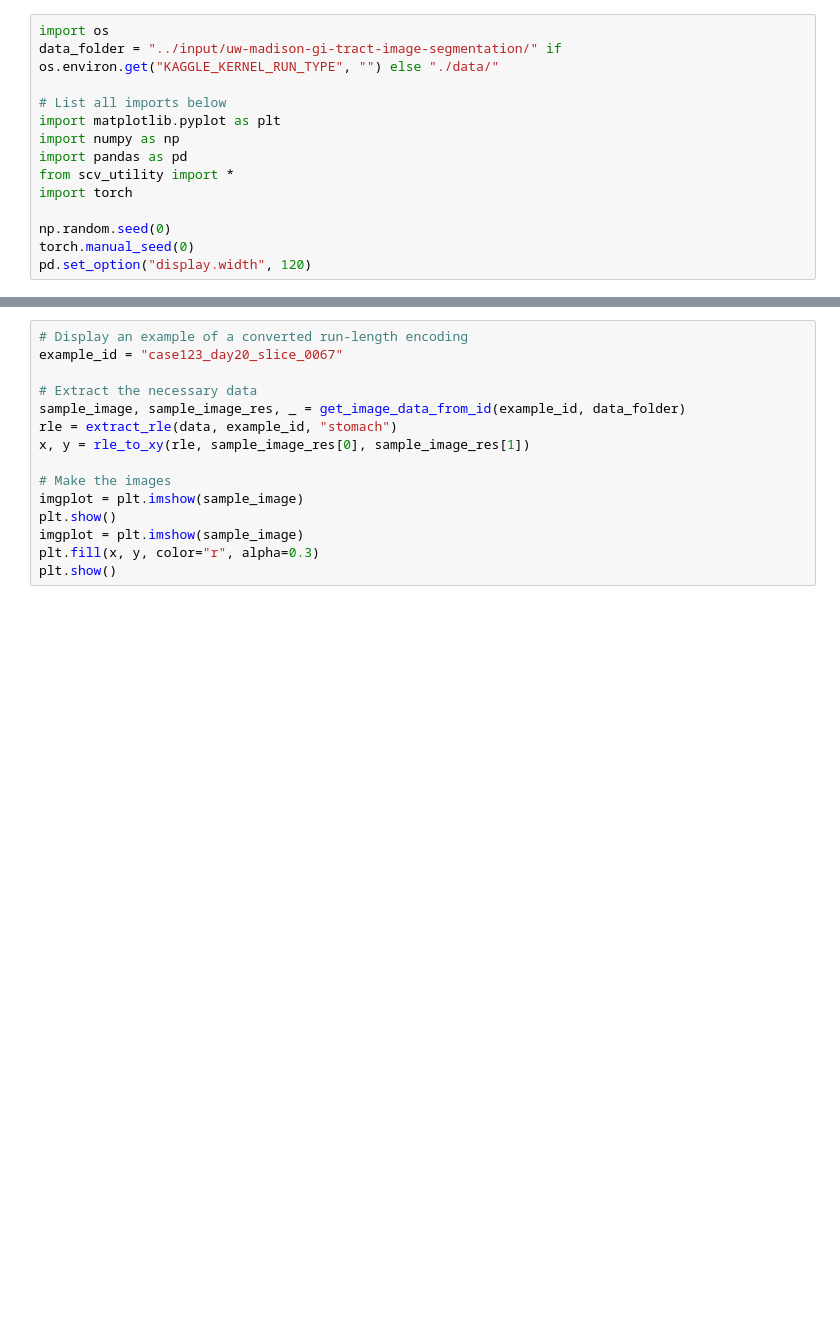
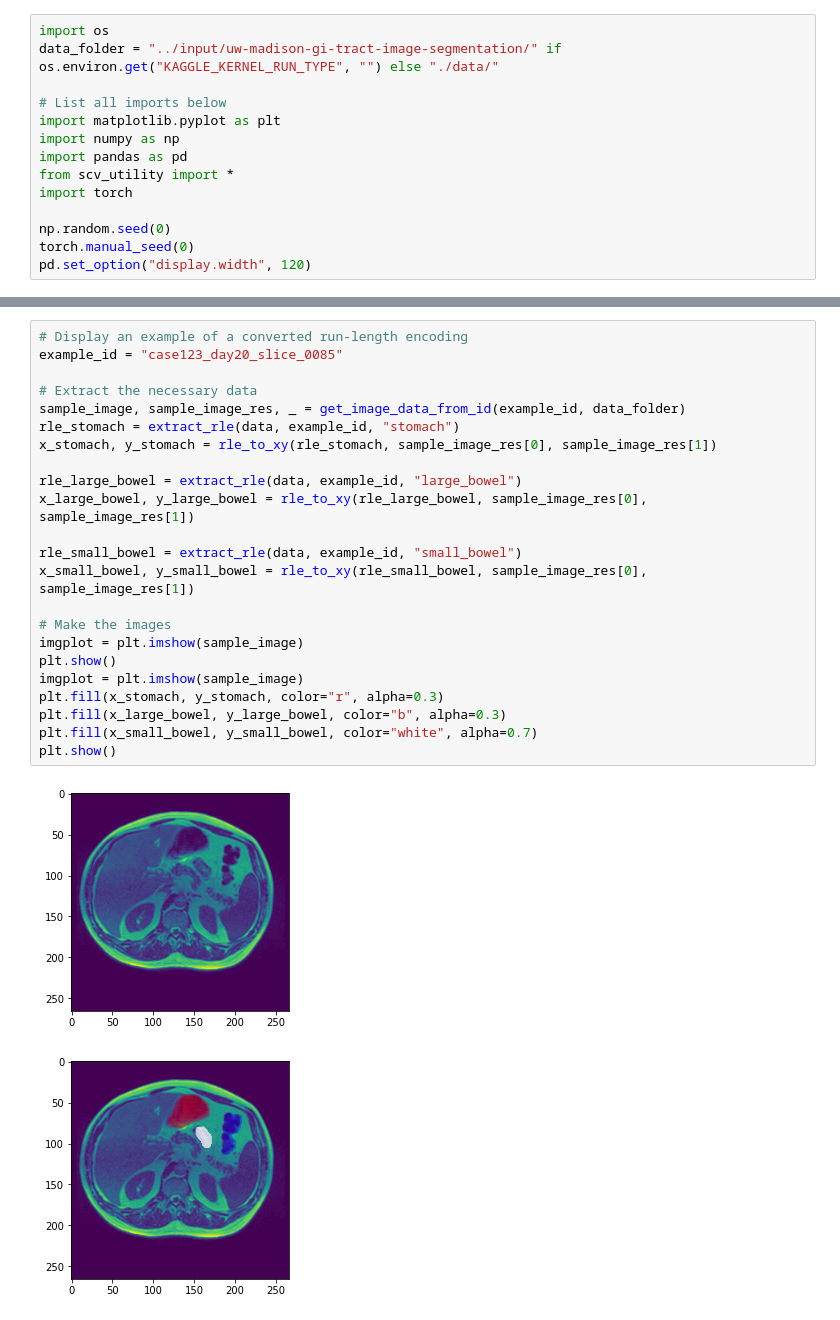
Before and after one commit to svenvdvoort/scv-tract-image-segmentation, a Jupyter notebook: scv_notebook.ipynb, the cells around one changed output, grey strips where cells are left out. Cells and saved outputs as stored; diff of their text form; blank space fills up the shorter version.

Commit message:
Update example segmentation display to show all segmentations

```diff
--- a/scv_notebook.ipynb
+++ b/scv_notebook.ipynb
@@ -35,15 +40,26 @@ print("Dataset analysis successfull")
 # %%
 # Display an example of a converted run-length encoding
-example_id = "case123_day20_slice_0067"
+example_id = "case123_day20_slice_0085"
 
 # Extract the necessary data
 sample_image, sample_image_res, _ = get_image_data_from_id(example_id, data_folder)
-rle = extract_rle(data, example_id, "stomach")
-x, y = rle_to_xy(rle, sample_image_res[0], sample_image_res[1])
+rle_stomach = extract_rle(data, example_id, "stomach")
+x_stomach, y_stomach = rle_to_xy(rle_stomach, sample_image_res[0], sample_image_res[1])
+
+rle_large_bowel = extract_rle(data, example_id, "large_bowel")
+x_large_bowel, y_large_bowel = rle_to_xy(rle_large_bowel, sample_image_res[0], sample_image_res[1])
+
+rle_small_bowel = extract_rle(data, example_id, "small_bowel")
+x_small_bowel, y_small_bowel = rle_to_xy(rle_small_bowel, sample_image_res[0], sample_image_res[1])
 
 # Make the images
 imgplot = plt.imshow(sample_image)
 plt.show()
 imgplot = plt.imshow(sample_image)
-plt.fill(x, y, color="r", alpha=0.3)
+plt.fill(x_stomach, y_stomach, color="r", alpha=0.3)
+plt.fill(x_large_bowel, y_large_bowel, color="b", alpha=0.3)
+plt.fill(x_small_bowel, y_small_bowel, color="white", alpha=0.7)
 plt.show()
+# %% [output]
+[figure, added]
+[figure, added]
```
Also changed, not shown: parts of 2 cells of this notebook.
